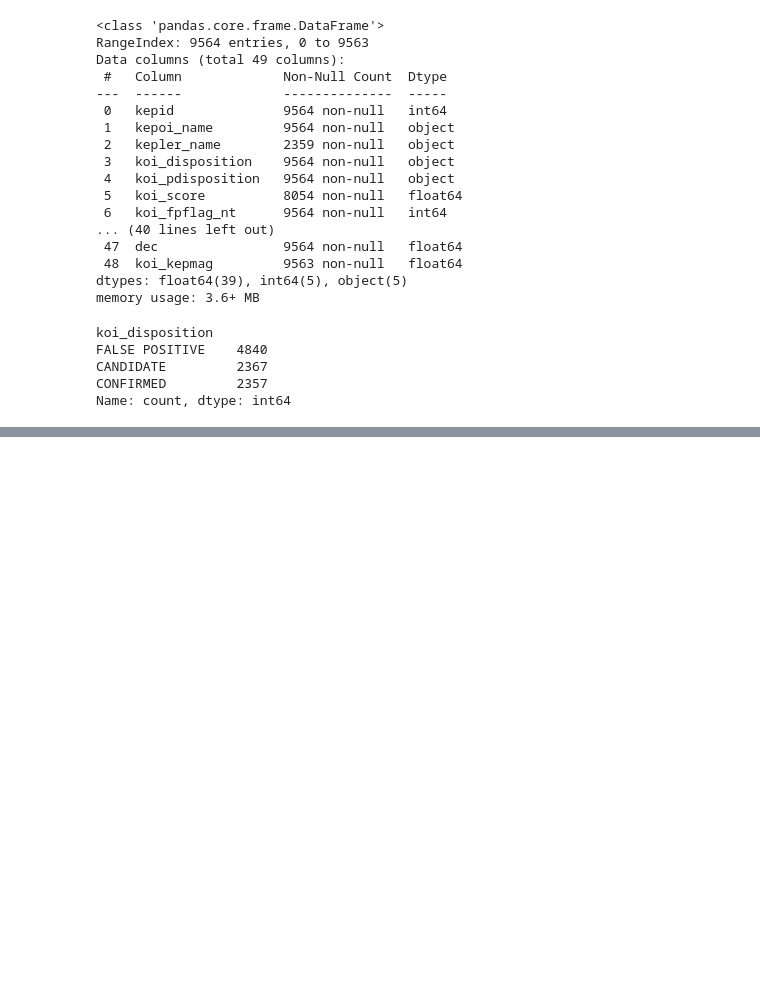
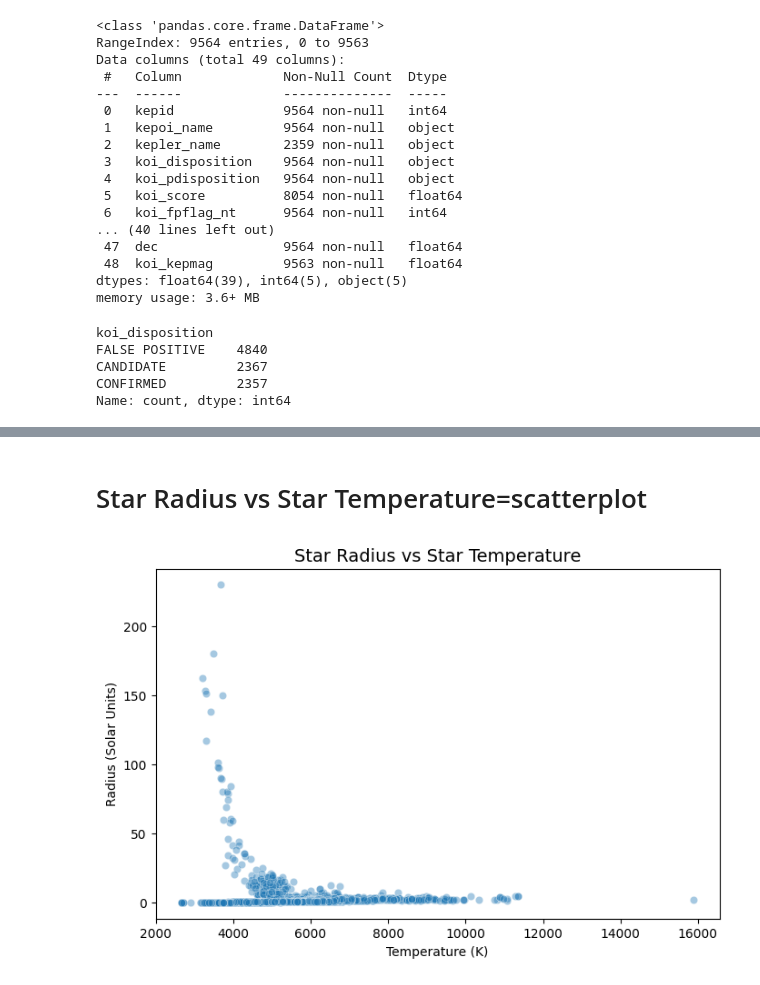
Before and after one commit to Khwa678/NASA-Exoplanetory, a Jupyter notebook: nasa-exoplanetory.ipynb, the cells around one changed output, grey strips where cells are left out. Drawn from its saved outputs; the diff is of its cells as text; code cells hidden in the pictures; blank space fills up the shorter version.

```diff
--- a/nasa-exoplanetory.ipynb
+++ b/nasa-exoplanetory.ipynb
@@ -213,0 +242,12 @@ Name: count, dtype: int64
+# %% [markdown]
+# Star Radius vs Star Temperature=scatterplot
+# %%
+plt.figure(figsize=(8,5))
+sns.scatterplot(data=df, x='koi_steff', y='koi_srad', alpha=0.4)
+
+plt.title("Star Radius vs Star Temperature", fontsize=14)
+plt.xlabel("Temperature (K)")
+plt.ylabel("Radius (Solar Units)")
+plt.show()
+# %% [output]
+[figure, added]
```
Also changed, not shown: parts of 33 cells of this notebook.
